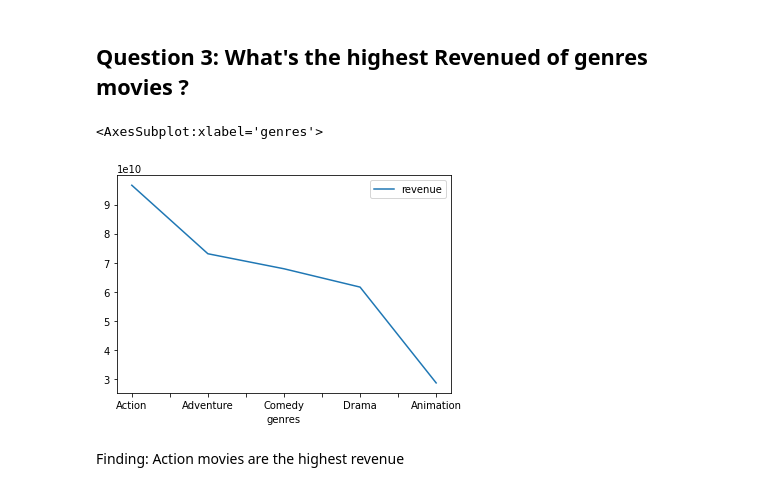
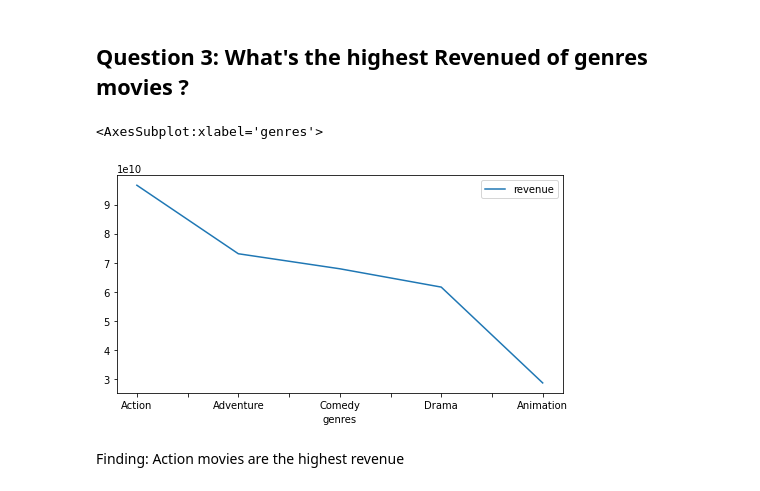
Before and after one commit to AliBugh/DS-Project1, a Jupyter notebook: Movie DS.ipynb, the cells around one changed output. Saved outputs shown, nothing was run; the diff lists cells and outputs as text; code cells hidden in the pictures.

```diff
--- a/Movie DS.ipynb
+++ b/Movie DS.ipynb
@@ -134,10 +141,10 @@ Finding: The Warrior's Way is the highist budget with cost of 425M
 # %%
 gn = df.groupby("genres", as_index=False)['revenue'].sum().sort_values(by="revenue",ascending=False)
 gn= gn.head(5)
-gn.plot.line( x="genres", y='revenue')
+gn.plot.line( x="genres", y='revenue',figsize=(8,4))
 # %% [output]
 <AxesSubplot:xlabel='genres'>
-[figure, old version]
+[figure, new version]
 # %% [markdown]
 Finding: Action movies are the highest revenue
 # %% [markdown]
```
Also changed, not shown: parts of 4 cells of this notebook.
